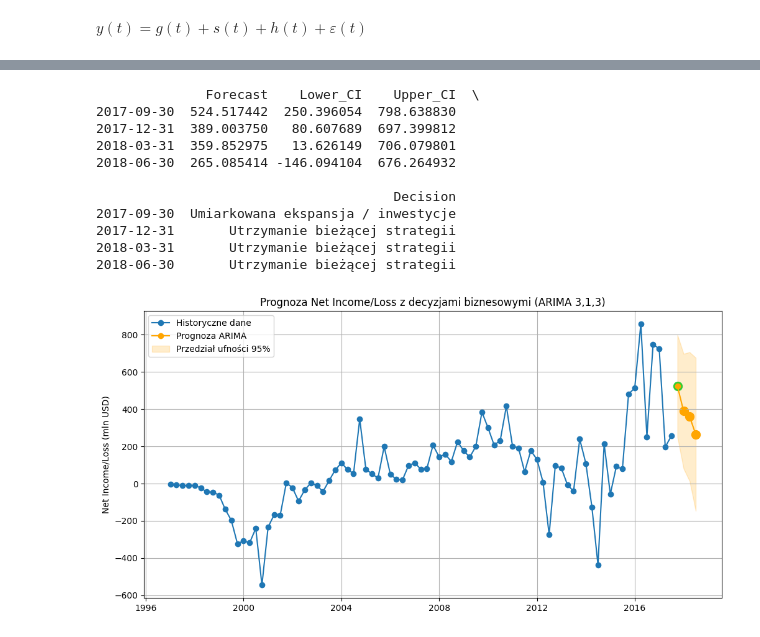
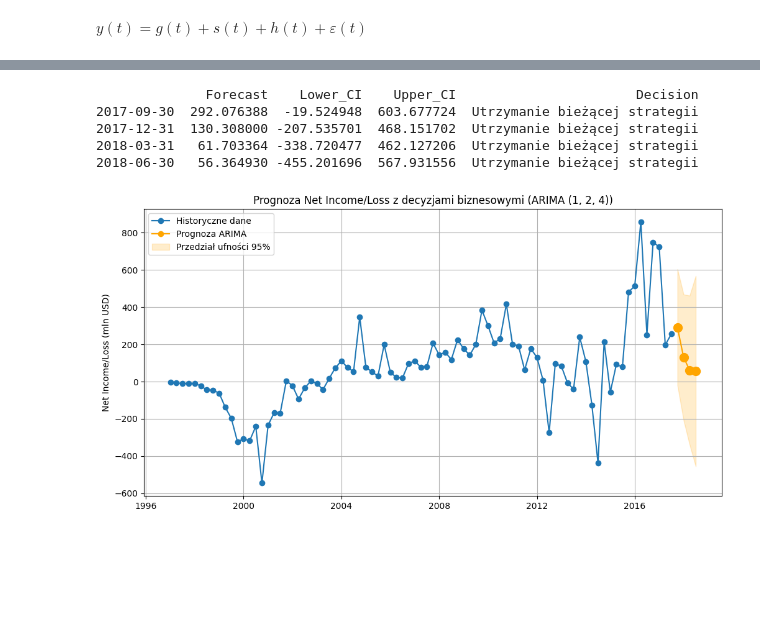
Before and after one commit to KawaMaciej/Stochastyczna, a Jupyter notebook: notebook.ipynb, the cells around one changed output, grey strips where cells are left out. Saved outputs shown, nothing was run; the diff lists cells and outputs as text; code cells hidden in the pictures; blank space fills up the shorter version.

```diff
--- a/notebook.ipynb
+++ b/notebook.ipynb
@@ -19,7 +17,7 @@ warnings.filterwarnings("ignore")
 # %%
 data_cutoff = -32
 figsize=(12, 6)
-train_size = 0.6
+train_size = 0.75
 # %% [markdown]
 ## 1. Eksploracja Dancych
 # %% [markdown]
@@ -633,7 +694,7 @@ R² Score: 0.16454886625202247
 # %%
 import plotly.graph_objects as go
 x_start = 0
-x_pred = list(range(x_start, x_start + len(pred_prophet)))
+x_pred = list(range(x_start, x_start + len(predictions_prohpet)))
 
 
 fig = go.Figure()
@@ -646,33 +707,24 @@ fig.add_trace(go.Scatter(
 ))
 
 fig.add_trace(go.Scatter(
-    x=x_pred,
-    y=pred_prophet.flatten(),
+    y=predictions_prohpet.flatten(),
     mode='lines',
     name='Predicted Prophet',
     line=dict(color='blue', dash='dash')
 ))
 
-fig.add_trace(go.Scatter(
-    y=predictions[0],
-    mode='lines',
-    name='Predicted ARIMA',
-    line=dict(color='red', dash='dash')
-))
+colors = [
+    "red", "blue", "green", "orange", "purple",
+    "brown", "cyan", "magenta", "black", "gold"
+]
 
-fig.add_trace(go.Scatter(
-    y=predictions[1],
-    mode='lines',
-    name='Predicted ARIMA scaled',
-    line=dict(color='teal', dash='dash')
-))
-
-fig.add_trace(go.Scatter(
-    y=predictions[2],
-    mode='lines',
-    name='Predicted ARIMA trend removed',
-    line=dict(color='green', dash='dash')
-))
+for i in range(len(method)):
+    fig.add_trace(go.Scatter(
+        y=predictions[i]["forecast"],
+        mode='lines',
+        name=f'Predicted {method[i]}',
+        line=dict(color=colors[i % len(colors)], dash='dash')
+    ))
 
 
 fig.add_trace(go.Scatter(
@@ -732,7 +791,7 @@ colors = {
 
 df.index = pd.to_datetime(df.index)
 
-model = ARIMA(df["Net Income/Loss"], order=(3,1,3))
+model = ARIMA(df["Net Income/Loss"], order=optimized_orders["best_orders"][0])
 model_fit = model.fit()
 
 forecast_steps = 4
@@ -752,46 +811,40 @@ forecast_df = pd.DataFrame({
 def business_decision(row, level = 500):
     if row['Lower_CI'] > level:
         return 'Agresywna ekspansja / duże inwestycje'
     elif row['Forecast'] > level:
         return 'Umiarkowana ekspansja / inwestycje'
     elif row['Forecast'] < level-1000:
         return 'Ogranicz wydatki / optymalizacja kosztów'
     else:
         return 'Utrzymanie bieżącej strategii'
 
 forecast_df['Decision'] = forecast_df.apply(business_decision, axis=1)
 
 print(forecast_df)
 
 plt.figure(figsize=figsize)
 plt.plot(df.index, df["Net Income/Loss"], label='Historyczne dane', marker='o')
 plt.plot(forecast_index, forecast_mean, label='Prognoza ARIMA', color='orange', marker='o')
 plt.fill_between(forecast_index,
                  forecast_ci.iloc[:,0],
                  forecast_ci.iloc[:,1],
                  color='orange', alpha=0.2, label='Przedział ufności 95%')
 
 for i, row in forecast_df.iterrows():
     plt.scatter(i, row['Forecast'], color=colors[row['Decision']], s=100)
 
-plt.title('Prognoza Net Income/Loss z decyzjami biznesowymi (ARIMA 3,1,3)')
+plt.title(f'Prognoza Net Income/Loss z decyzjami biznesowymi (ARIMA {optimized_orders["best_orders"][0]})')
 plt.ylabel('Net Income/Loss (mln USD)')
 plt.legend(['Historyczne dane', 'Prognoza ARIMA', 'Przedział ufności 95%'])
 plt.grid(True)
 plt.show()
 # %% [output]
-              Forecast    Lower_CI    Upper_CI  \
-2017-09-30  524.517442  250.396054  798.638830
-2017-12-31  389.003750   80.607689  697.399812
-2018-03-31  359.852975   13.626149  706.079801
-2018-06-30  265.085414 -146.094104  676.264932
-
-                                      Decision
-2017-09-30  Umiarkowana ekspansja / inwestycje
-2017-12-31       Utrzymanie bieżącej strategii
-2018-03-31       Utrzymanie bieżącej strategii
-2018-06-30       Utrzymanie bieżącej strategii
+              Forecast    Lower_CI    Upper_CI                       Decision
+2017-09-30  292.076388  -19.524948  603.677724  Utrzymanie bieżącej strategii
+2017-12-31  130.308000 -207.535701  468.151702  Utrzymanie bieżącej strategii
+2018-03-31   61.703364 -338.720477  462.127206  Utrzymanie bieżącej strategii
+2018-06-30   56.364930 -455.201696  567.931556  Utrzymanie bieżącej strategii
-[figure, old version]
+[figure, new version]
 # %%
 fitted_values = model_fit.fittedvalues
 
```
Also changed, not shown: parts of 31 cells of this notebook, 1 other file.
